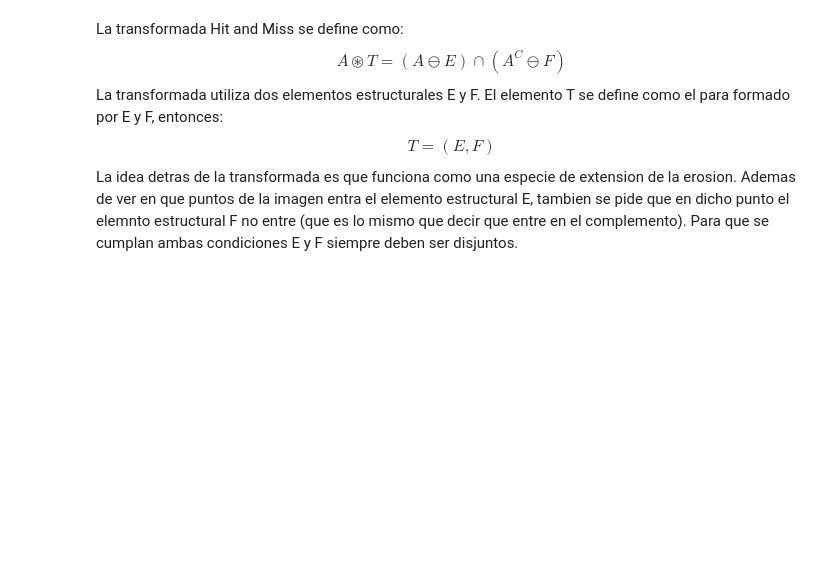
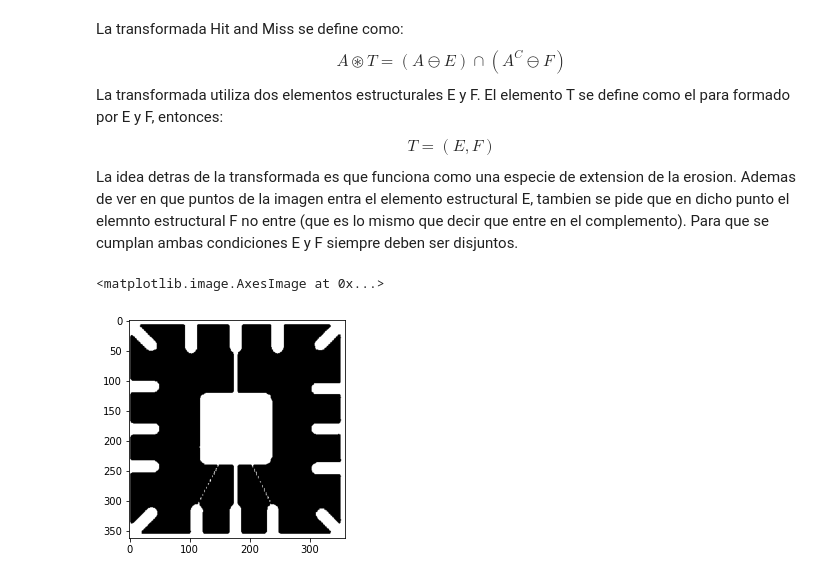
Before and after one commit to LuFernandez/imagaynes, a Jupyter notebook: Morfologia/Morfologia.ipynb, the cells around one changed output. Saved outputs shown, nothing was run; the diff lists cells and outputs as text; code cells hidden in the pictures; blank space fills up the shorter version.

```diff
--- a/Morfologia/Morfologia.ipynb
+++ b/Morfologia/Morfologia.ipynb
@@ -207,3 +221,12 @@ La transformada utiliza dos elementos estructurales E y F. El elemento T se defi
 $$ T=( E,F ) $$
 La idea detras de la transformada es que funciona como una especie de extension de la erosion. Ademas de ver en que puntos de la imagen entra el elemento estructural E, tambien se pide que en dicho punto el elemnto estructural F no entre (que es lo mismo que decir que entre en el complemento).
 Para que se cumplan ambas condiciones E y F siempre deben ser disjuntos.
+# %%
+hit_img = cv2.imread('HitOrMiss.png', cv2.CV_8UC1)
+treshold = 220
+hit_img[ hit_img < treshold  ] = 0
+hit_img[ hit_img >= treshold  ] = 255
+plt.imshow(hit_img, cmap = "gray")
+# %% [output]
+<matplotlib.image.AxesImage at 0x...>
+[figure, added]
```
Also changed, not shown: parts of 6 cells of this notebook.
